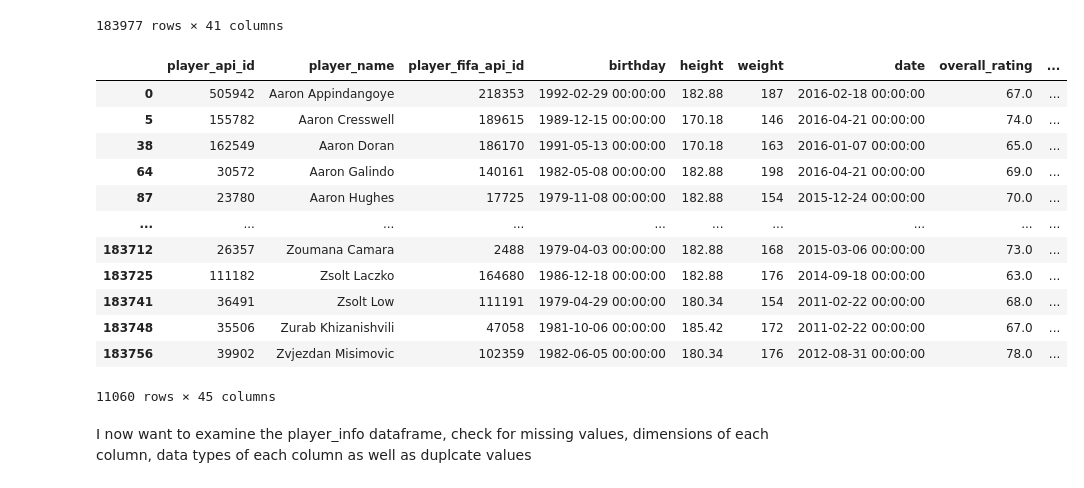
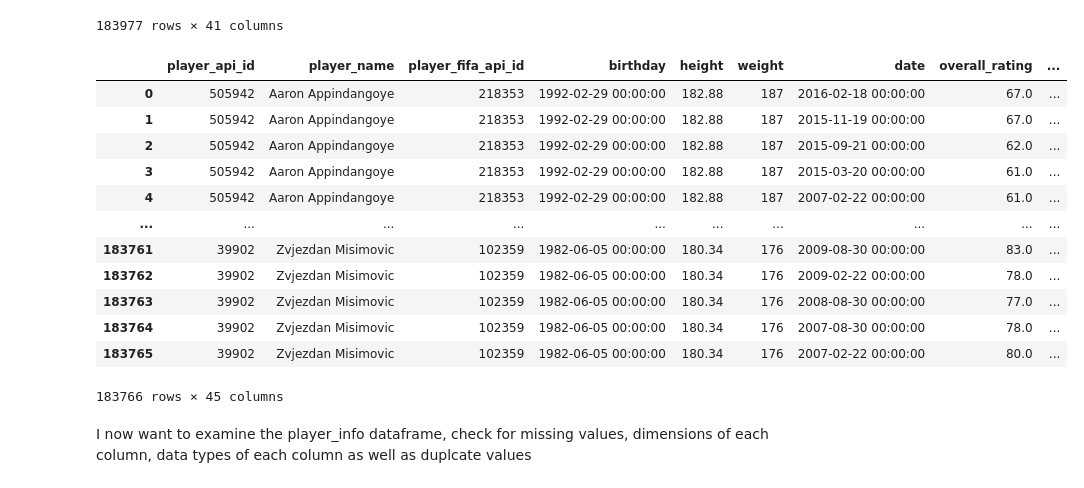
Before and after one commit to Daviedavie100/Investigating_dataset_project, a Jupyter notebook: Investigate_a_Dataset.ipynb, the cells around one changed output. Drawn from its saved outputs; the diff is of its cells as text; code cells hidden in the pictures.

```diff
--- a/Investigate_a_Dataset.ipynb
+++ b/Investigate_a_Dataset.ipynb
@@ -573,21 +573,21 @@ player_attr.sort_values(['player_api_id', 'date']) # sorting the players by id a
 # %%
 # joining the two dataframes on player_api_id and player_fifa_api_id using inner join because i dont want the unmatched rows
 player_info=merging_data(player, player_attr, on_col =['player_api_id', 'player_fifa_api_id'])
-player_info.drop_duplicates(subset='player_api_id')
+player_info
 # %% [output]
 |  | player_api_id | player_name | player_fifa_api_id | birthday | height | weight | date | overall_rating | ... |
 | 0 | 505942 | Aaron Appindangoye | 218353 | 1992-02-29 00:00:00 | 182.88 | 187 | 2016-02-18 00:00:00 | 67.0 | ... |
-| 5 | 155782 | Aaron Cresswell | 189615 | 1989-12-15 00:00:00 | 170.18 | 146 | 2016-04-21 00:00:00 | 74.0 | ... |
-| 38 | 162549 | Aaron Doran | 186170 | 1991-05-13 00:00:00 | 170.18 | 163 | 2016-01-07 00:00:00 | 65.0 | ... |
-| 64 | 30572 | Aaron Galindo | 140161 | 1982-05-08 00:00:00 | 182.88 | 198 | 2016-04-21 00:00:00 | 69.0 | ... |
-| 87 | 23780 | Aaron Hughes | 17725 | 1979-11-08 00:00:00 | 182.88 | 154 | 2015-12-24 00:00:00 | 70.0 | ... |
+| 1 | 505942 | Aaron Appindangoye | 218353 | 1992-02-29 00:00:00 | 182.88 | 187 | 2015-11-19 00:00:00 | 67.0 | ... |
+| 2 | 505942 | Aaron Appindangoye | 218353 | 1992-02-29 00:00:00 | 182.88 | 187 | 2015-09-21 00:00:00 | 62.0 | ... |
+| 3 | 505942 | Aaron Appindangoye | 218353 | 1992-02-29 00:00:00 | 182.88 | 187 | 2015-03-20 00:00:00 | 61.0 | ... |
+| 4 | 505942 | Aaron Appindangoye | 218353 | 1992-02-29 00:00:00 | 182.88 | 187 | 2007-02-22 00:00:00 | 61.0 | ... |
 | ... | ... | ... | ... | ... | ... | ... | ... | ... | ... |
-| 183712 | 26357 | Zoumana Camara | 2488 | 1979-04-03 00:00:00 | 182.88 | 168 | 2015-03-06 00:00:00 | 73.0 | ... |
-| 183725 | 111182 | Zsolt Laczko | 164680 | 1986-12-18 00:00:00 | 182.88 | 176 | 2014-09-18 00:00:00 | 63.0 | ... |
-| 183741 | 36491 | Zsolt Low | 111191 | 1979-04-29 00:00:00 | 180.34 | 154 | 2011-02-22 00:00:00 | 68.0 | ... |
-| 183748 | 35506 | Zurab Khizanishvili | 47058 | 1981-10-06 00:00:00 | 185.42 | 172 | 2011-02-22 00:00:00 | 67.0 | ... |
-| 183756 | 39902 | Zvjezdan Misimovic | 102359 | 1982-06-05 00:00:00 | 180.34 | 176 | 2012-08-31 00:00:00 | 78.0 | ... |
+| 183761 | 39902 | Zvjezdan Misimovic | 102359 | 1982-06-05 00:00:00 | 180.34 | 176 | 2009-08-30 00:00:00 | 83.0 | ... |
+| 183762 | 39902 | Zvjezdan Misimovic | 102359 | 1982-06-05 00:00:00 | 180.34 | 176 | 2009-02-22 00:00:00 | 78.0 | ... |
+| 183763 | 39902 | Zvjezdan Misimovic | 102359 | 1982-06-05 00:00:00 | 180.34 | 176 | 2008-08-30 00:00:00 | 77.0 | ... |
+| 183764 | 39902 | Zvjezdan Misimovic | 102359 | 1982-06-05 00:00:00 | 180.34 | 176 | 2007-08-30 00:00:00 | 78.0 | ... |
+| 183765 | 39902 | Zvjezdan Misimovic | 102359 | 1982-06-05 00:00:00 | 180.34 | 176 | 2007-02-22 00:00:00 | 80.0 | ... |
-11060 rows × 45 columns
+183766 rows × 45 columns
 # %% [markdown]
 I now want to examine the player_info dataframe, check for missing values, dimensions of each column, data types of each column as well as duplcate values
 # %%
```
Also changed, not shown: parts of 95 cells of this notebook.
